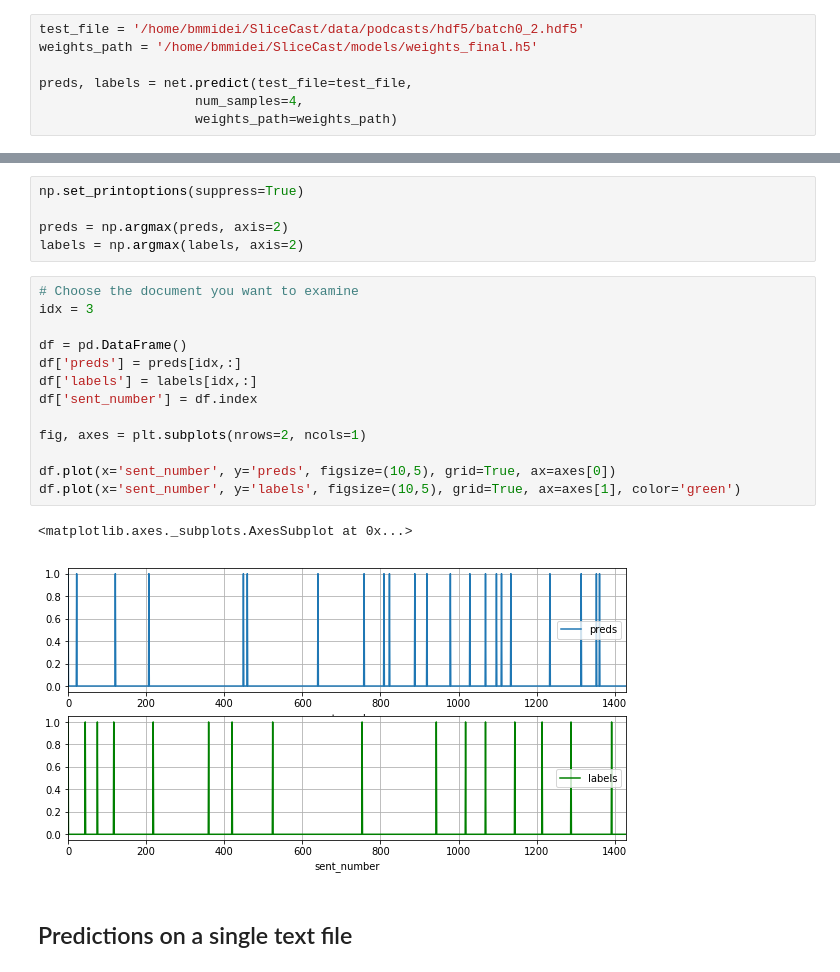
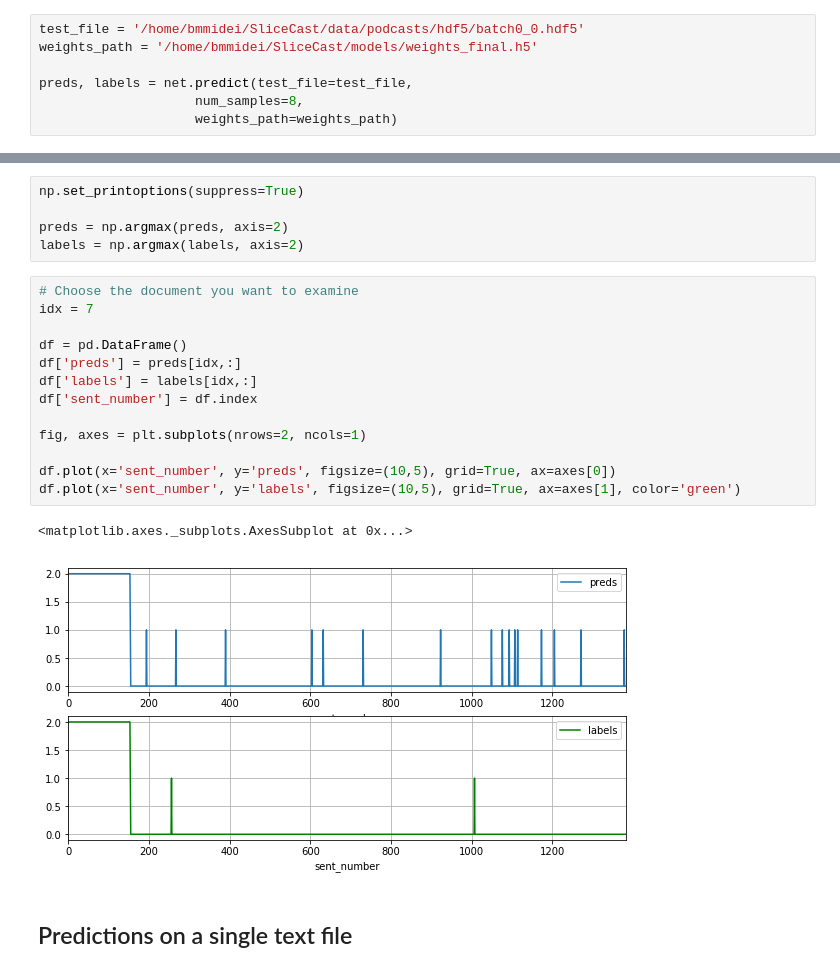
Before and after one commit to bmmidei/SliceCast, a Jupyter notebook: inference.ipynb, the cells around one changed output, grey strips where cells are left out. Saved outputs shown, nothing was run; the diff lists cells and outputs as text.

```diff
--- a/inference.ipynb
+++ b/inference.ipynb
@@ -74,11 +83,11 @@ df.plot(x='sent_number', y='labels', figsize=(10,5), grid=True, ax=axes[1], colo
 # %% [markdown]
 ## Sample predictions on unseen podcast data
 # %%
-test_file = '/home/bmmidei/SliceCast/data/podcasts/hdf5/batch0_2.hdf5'
+test_file = '/home/bmmidei/SliceCast/data/podcasts/hdf5/batch0_0.hdf5'
 weights_path = '/home/bmmidei/SliceCast/models/weights_final.h5'
 
 preds, labels = net.predict(test_file=test_file,
-                    num_samples=4,
+                    num_samples=8,
                     weights_path=weights_path)
 # %% [output]
 Starting Testing
@@ -90,20 +106,20 @@ preds = np.argmax(preds, axis=2)
 labels = np.argmax(labels, axis=2)
 # %%
 # Choose the document you want to examine
-idx = 3
+idx = 7
 
 df = pd.DataFrame()
 df['preds'] = preds[idx,:]
 df['labels'] = labels[idx,:]
 df['sent_number'] = df.index
 
 fig, axes = plt.subplots(nrows=2, ncols=1)
 
 df.plot(x='sent_number', y='preds', figsize=(10,5), grid=True, ax=axes[0])
 df.plot(x='sent_number', y='labels', figsize=(10,5), grid=True, ax=axes[1], color='green')
 # %% [output]
 <matplotlib.axes._subplots.AxesSubplot at 0x...>
-[figure, old version]
+[figure, new version]
 # %% [markdown]
 ## Predictions on a single text file
 # %%
```
Also changed, not shown: parts of 4 cells of this notebook, 2 other files.
